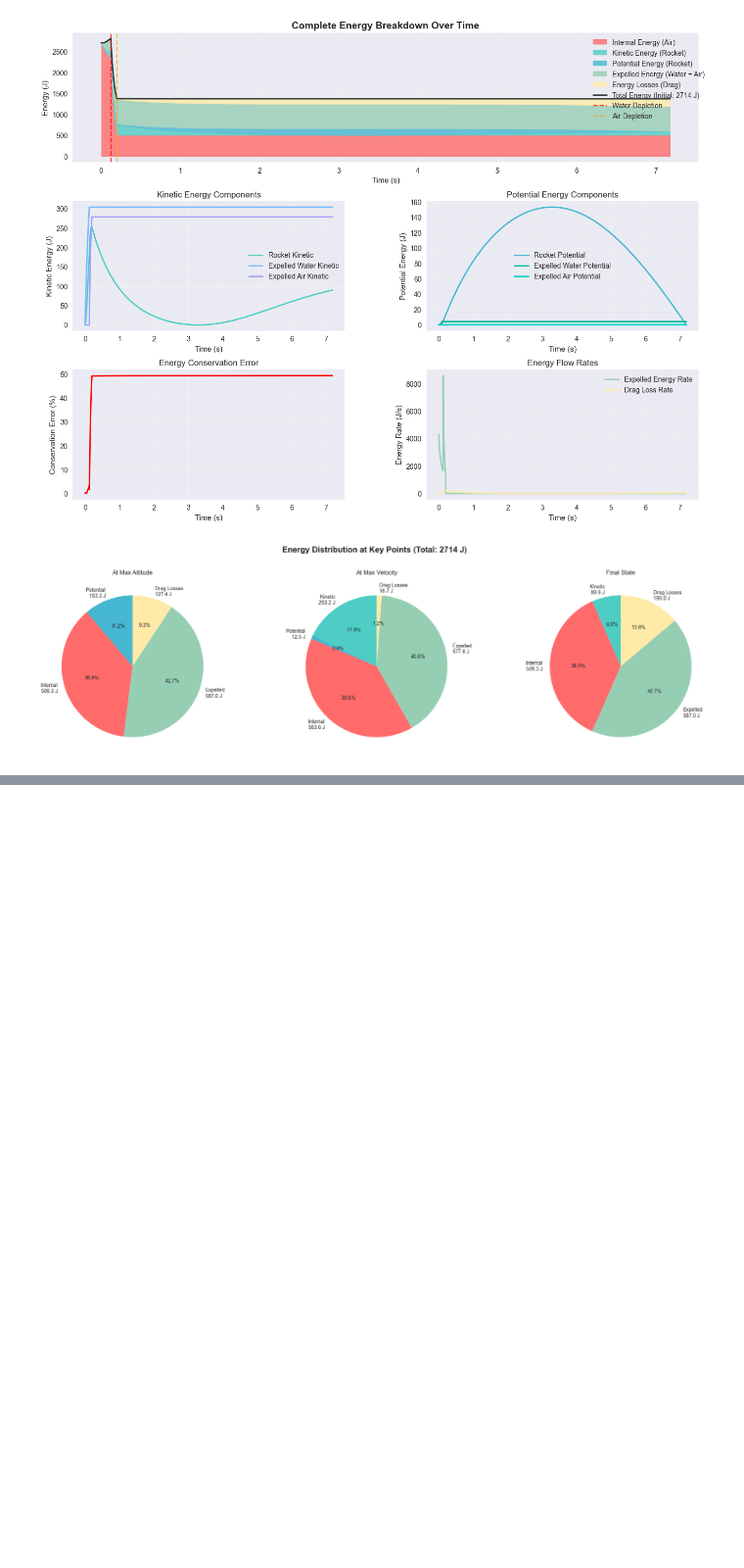
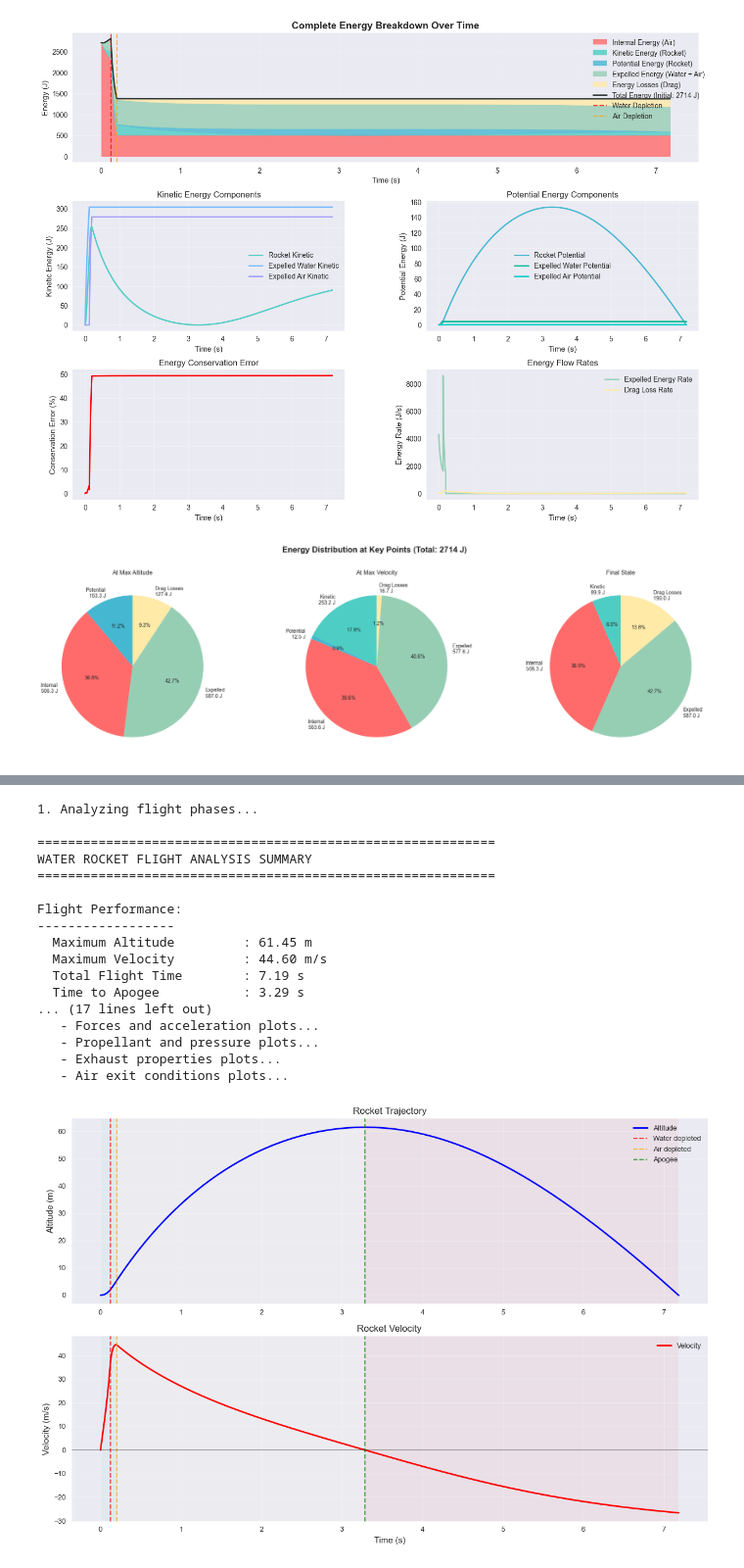
Before and after one commit to Cube002/waterrocketpy, a Jupyter notebook: docs/examples/getting_started.ipynb, the cells around one changed output, grey strips where cells are left out. Shown: that part at 98% size. Drawn from its saved outputs; the diff is of its cells as text; code cells hidden in the pictures; blank space fills up the shorter version.

```diff
--- a/docs/examples/getting_started.ipynb
+++ b/docs/examples/getting_started.ipynb
@@ -94,0 +88,58 @@ create_energy_summary_chart(energy_components, flight_data)
+# %%
+import matplotlib.pyplot as plt
+
+from waterrocketpy.core.simulation import WaterRocketSimulator
+from waterrocketpy.rocket.builder import RocketBuilder, create_standard_rocket
+from waterrocketpy.core.constants import ATMOSPHERIC_PRESSURE, INITIAL_TEMPERATURE
+from waterrocketpy.visualization.plot_flight_data import (
+    setup_plot_style,
+    identify_flight_phases,
+    plot_trajectory_and_velocity,
+    plot_forces_and_acceleration,
+    plot_propellant_and_pressure,
+    plot_exhaust_properties,
+    plot_air_exit_conditions,
+    print_flight_summary)
+
+# Setup plotting style
+setup_plot_style()
+# Identify flight phases
+print("1. Analyzing flight phases...")
+phases = identify_flight_phases(flight_data)
+# Print summary
+print_flight_summary(flight_data, phases)
+
+# Create all plots
+print("2. Generating plots...")
+figs = []
+print("   - Trajectory and velocity plots...")
+figs.append(plot_trajectory_and_velocity(flight_data, phases))
+print("   - Forces and acceleration plots...")
+figs.append(plot_forces_and_acceleration(flight_data, phases))
+print("   - Propellant and pressure plots...")
+figs.append(plot_propellant_and_pressure(flight_data, phases))
+print("   - Exhaust properties plots...")
+figs.append(plot_exhaust_properties(flight_data, phases))
+print("   - Air exit conditions plots...")
+figs.append(plot_air_exit_conditions(flight_data, phases))
+# Show all plots
+plt.show()
+# %% [output]
+1. Analyzing flight phases...
+
+============================================================
+WATER ROCKET FLIGHT ANALYSIS SUMMARY
+============================================================
+
+Flight Performance:
+------------------
+  Maximum Altitude         : 61.45 m
+  Maximum Velocity         : 44.60 m/s
+  Total Flight Time        : 7.19 s
+  Time to Apogee           : 3.29 s
+... (17 lines left out)
+   - Forces and acceleration plots...
+   - Propellant and pressure plots...
+   - Exhaust properties plots...
+   - Air exit conditions plots...
+[figure, added]
```
Also changed, not shown: parts of 3 cells of this notebook, 7 other files.
